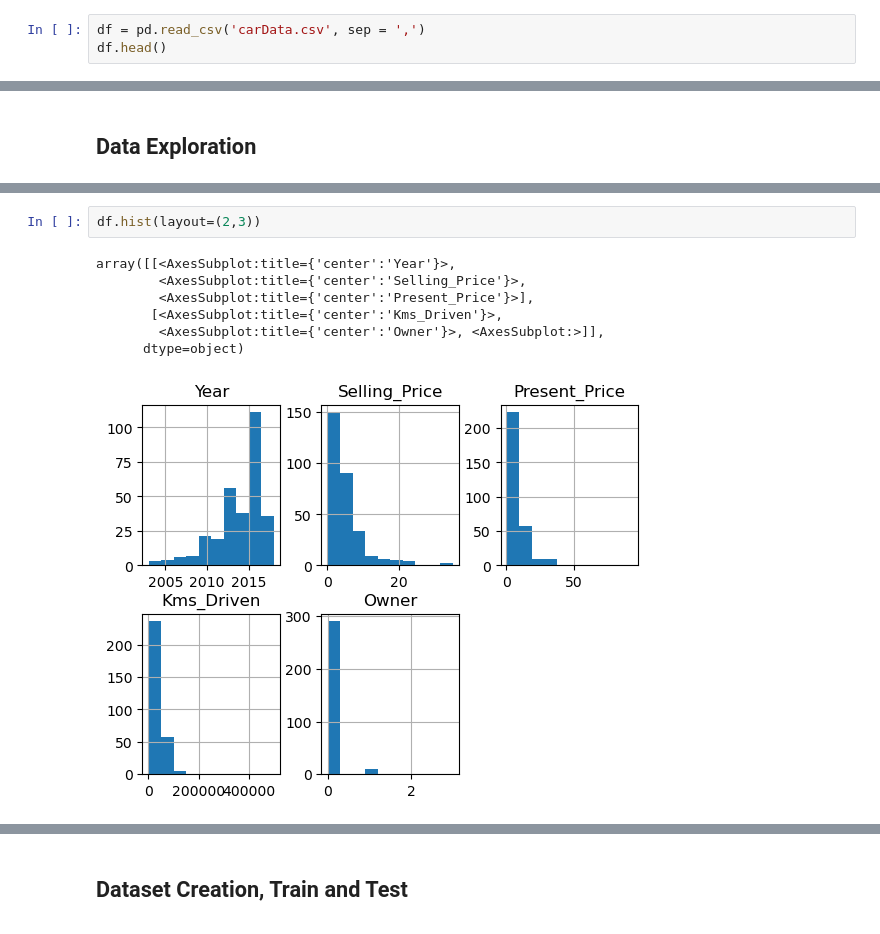
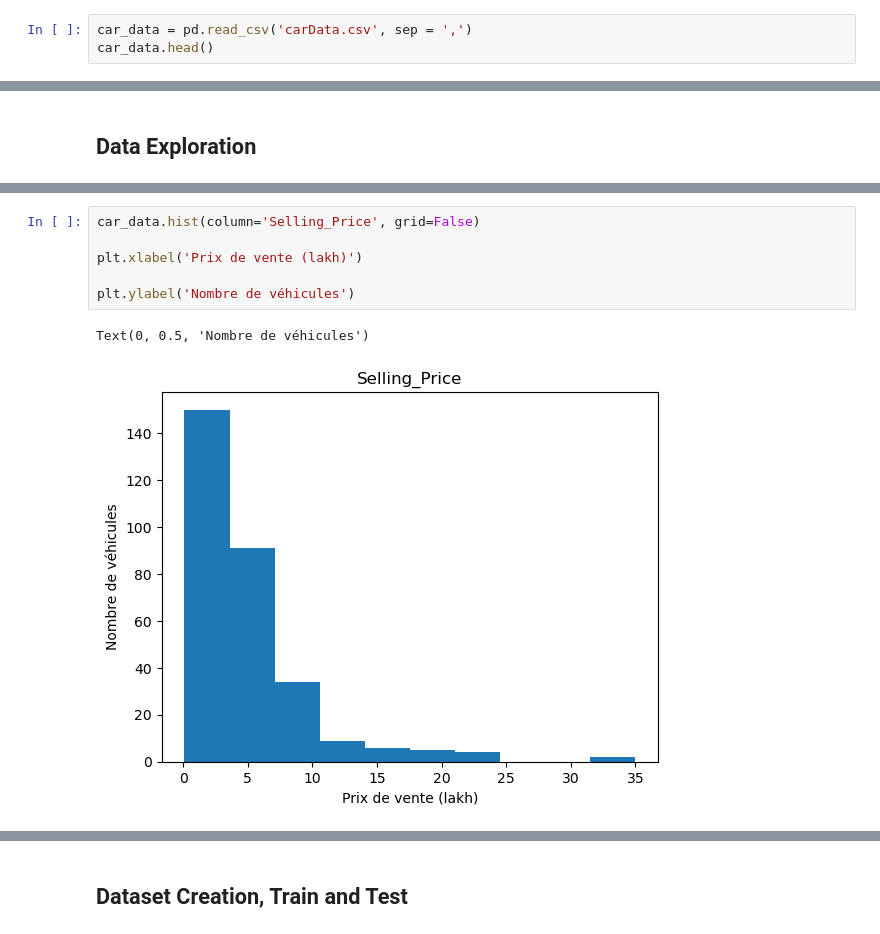
Before and after one commit to brusadelli-luca/NewCar, a Jupyter notebook: main.ipynb, the cells around one changed output, grey strips where cells are left out. Drawn from its saved outputs; the diff is of its cells as text.

```diff
--- a/main.ipynb
+++ b/main.ipynb
@@ -38,8 +52,8 @@ from sklearn.preprocessing import LabelEncoder
 # %% [markdown]
 ## Dataset Import
 # %%
-df = pd.read_csv('carData.csv', sep = ',')
-df.head()
+car_data = pd.read_csv('carData.csv', sep = ',')
+car_data.head()
 # %% [output]
 |  | Car_Name | Year | Selling_Price | Present_Price | Kms_Driven | Fuel_Type | Seller_Type | Transmission | ... |
 | 0 | ritz | 2014 | 3.35 | 5.59 | 27000 | Petrol | Dealer | Manual | ... |
@@ -109,10 +132,9 @@ msno.matrix(df)
 # %%
-df.hist(layout=(2,3))
+car_data.hist(column='Selling_Price', grid=False)
+
+plt.xlabel('Prix de vente (lakh)')
+
+plt.ylabel('Nombre de véhicules')
 # %% [output]
-array([[<AxesSubplot:title={'center':'Year'}>,
-        <AxesSubplot:title={'center':'Selling_Price'}>,
-        <AxesSubplot:title={'center':'Present_Price'}>],
-       [<AxesSubplot:title={'center':'Kms_Driven'}>,
-        <AxesSubplot:title={'center':'Owner'}>, <AxesSubplot:>]],
-      dtype=object)
+Text(0, 0.5, 'Nombre de véhicules')
-[figure, old version]
+[figure, new version]
```
Also changed, not shown: parts of 131 cells of this notebook.
